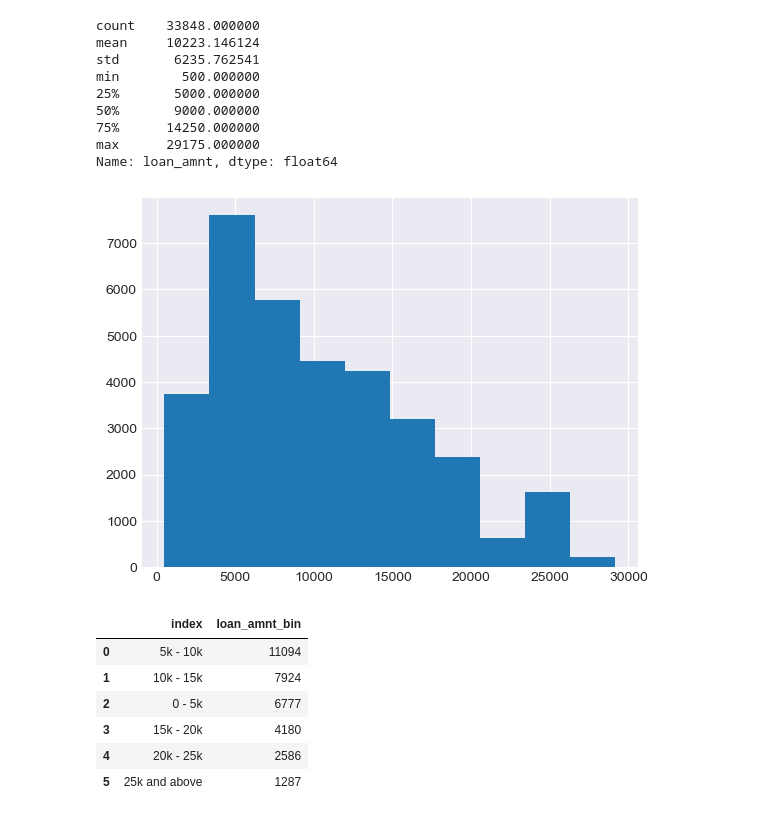
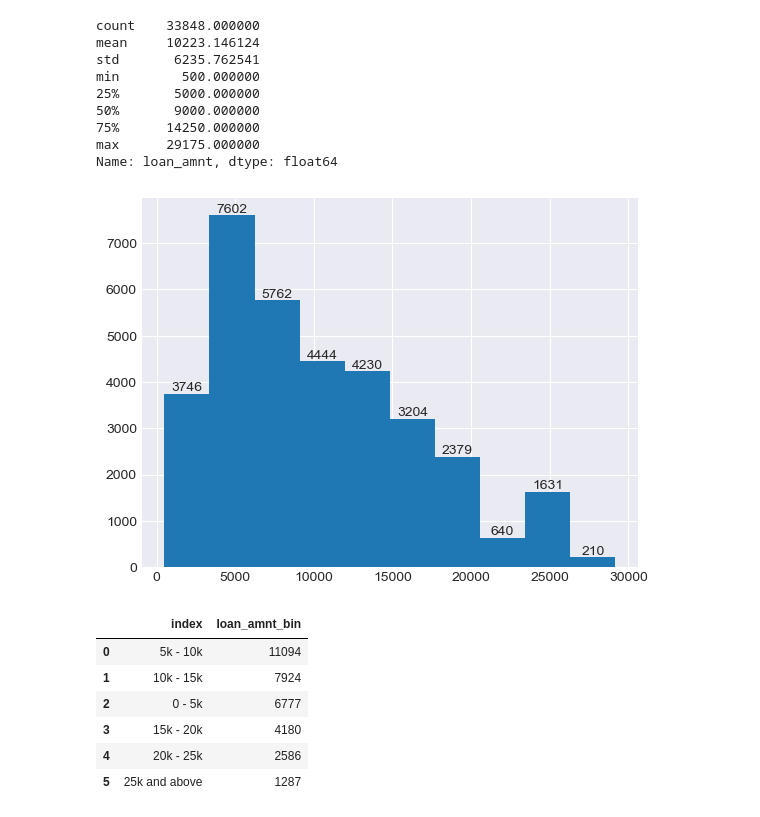
Before and after one commit to cyberpirate92/lending-club-case-study, a Jupyter notebook: Lending Club Case Study.ipynb, the cells around one changed output. Cells and saved outputs as stored; diff of their text form; code cells hidden in the pictures.

Commit message:
chore: Add values to charts to make them more readable

```diff
--- a/Lending Club Case Study.ipynb
+++ b/Lending Club Case Study.ipynb
@@ -630,10 +632,11 @@ min        500.000000
 max      29175.000000
 Name: loan_amnt, dtype: float64
 # %%
-loan_data.loan_amnt.hist()
+hist_ax = loan_data.loan_amnt.hist()
+hist_ax.bar_label(hist_ax.containers[0])
 plt.show()
 # %% [output]
-[figure, old version]
+[figure, new version]
 # %%
 def bucketize_loan_amnt(value):
     if value < 5000:
```
Also changed, not shown: parts of 43 cells of this notebook.
